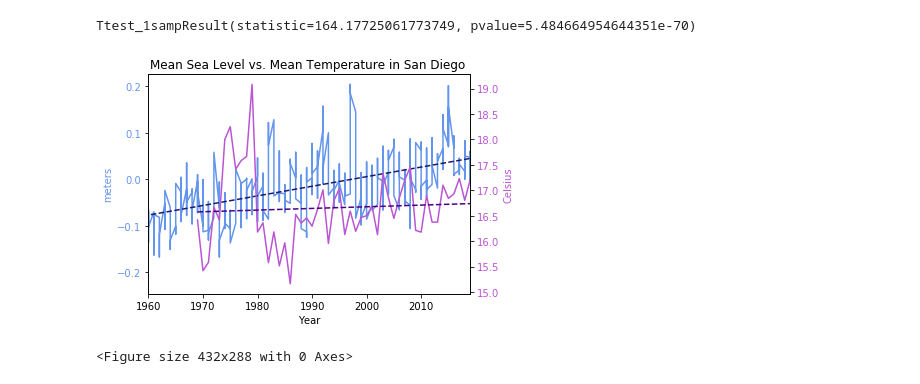
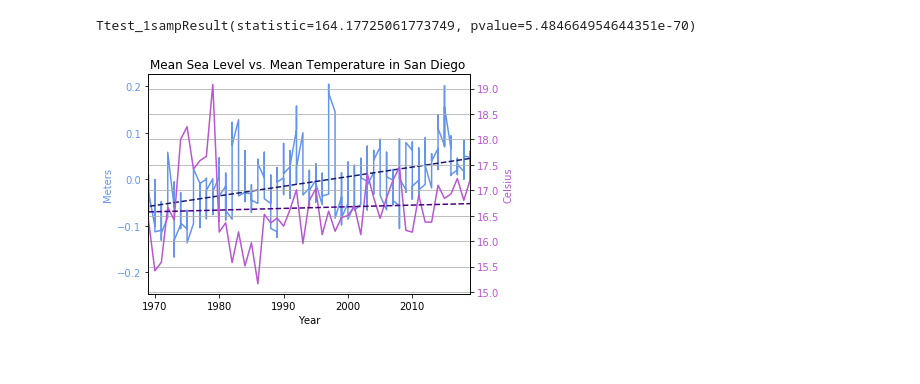
Before and after one commit to giantmagellan/sandiego-climate-analysis, a Jupyter notebook: SeaLevels.ipynb, the cells around one changed output. Cells and saved outputs as stored; diff of their text form; code cells hidden in the pictures.

```diff
--- a/SeaLevels.ipynb
+++ b/SeaLevels.ipynb
@@ -210,28 +210,25 @@ print(onesample_resultsw)
 Ttest_1sampResult(statistic=164.17725061773749, pvalue=5.484664954644351e-70)
 # %%
 fig, ax1 = plt.subplots()
-plt.xlim((1960,2019))
+plt.xlim((1969,2019))
 plt.title("Mean Sea Level vs. Mean Temperature in San Diego ")
 
 ax1.set_xlabel('Year')
-ax1.set_ylabel('meters', color="cornflowerblue")
+ax1.set_ylabel('Meters', color="cornflowerblue")
 ax1.plot(x_axis, MSL, color="cornflowerblue")
 ax1.tick_params(axis='y', labelcolor="cornflowerblue")
 plt.plot(x_axis, intercept + slope*x_axis, '--', color = 'midnightblue', label='Linear Trend')
 
 ax2 = ax1.twinx()  # instantiate a second axes that shares the same x-axis
 
 ax2.set_ylabel('Celsius', color="mediumorchid")  # we already handled the x-label with ax1
 ax2.plot(x_axis_weather, mean_temp, color="mediumorchid")
 ax2.tick_params(axis='y', labelcolor="mediumorchid")
 plt.plot(x_axis_weather, interceptw + slopew*x_axis_weather, '--', color = 'indigo', label='Linear Trend')
 
 fig.tight_layout()  # otherwise the right y-label is slightly clipped
+plt.grid()
+plt.savefig("/Users/monicachao/Desktop/DatascienceBootcamp/Project1/Climate-Project-Repo/MSLvsTemp.png")
 plt.show()
-
-
-
-plt.savefig("/Users/monicachao/Desktop/DatascienceBootcamp/Project1/Climate-Project-Repo/MSLvsTemp.png")
 # %% [output]
-[figure, old version]
+[figure, new version]
-<Figure size 432x288 with 0 Axes>
```
Also changed, not shown: parts of 1 cell of this notebook, 4 other files.
